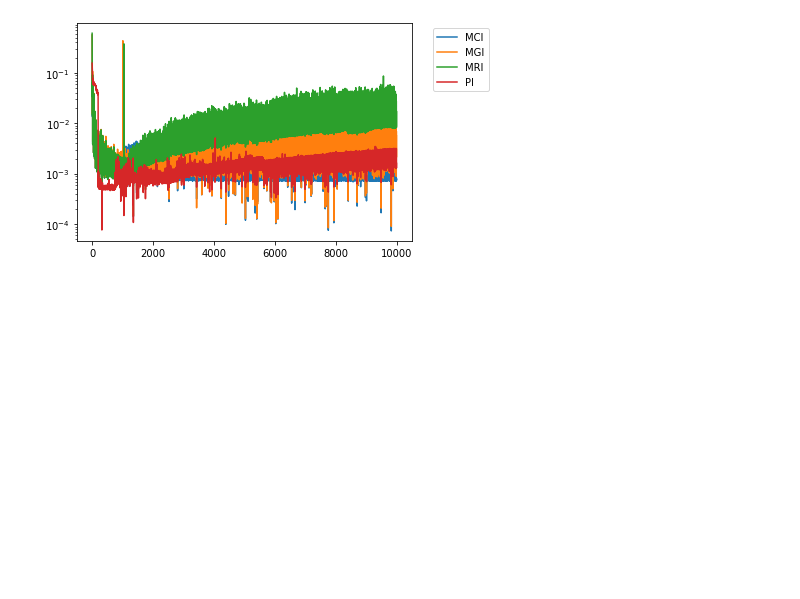
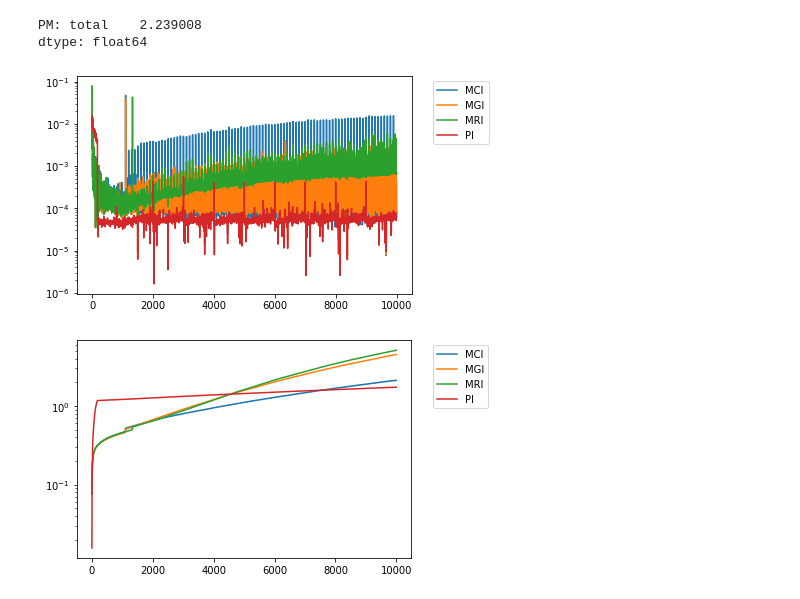
Before and after one commit to pdet/ProgressiveMergesort, a Jupyter notebook: plot.ipynb, the cells around one changed output. Drawn from its saved outputs; the diff is of its cells as text; code cells hidden in the pictures; blank space fills up the shorter version.

```diff
--- a/plot.ipynb
+++ b/plot.ipynb
@@ -43,6 +97,13 @@ class Experiment:
+# %%
+exp = Experiment(10000,10000000,10000,10,1,0.1)
+exp.show_sum()
+# %% [output]
+PM: total    2.239008
+dtype: float64
 # %%
-exp = Experiment(10000,100000000,1000,10,1000,0.1)
+exp = Experiment(10000,10000000,1000,100,1000,0.1)
 exp.plot()
 # %% [output]
-[figure, old version]
+[figure, new version]
+[figure, added]
 # %%
```
Also changed, not shown: parts of 2 cells of this notebook, 2 other files.
